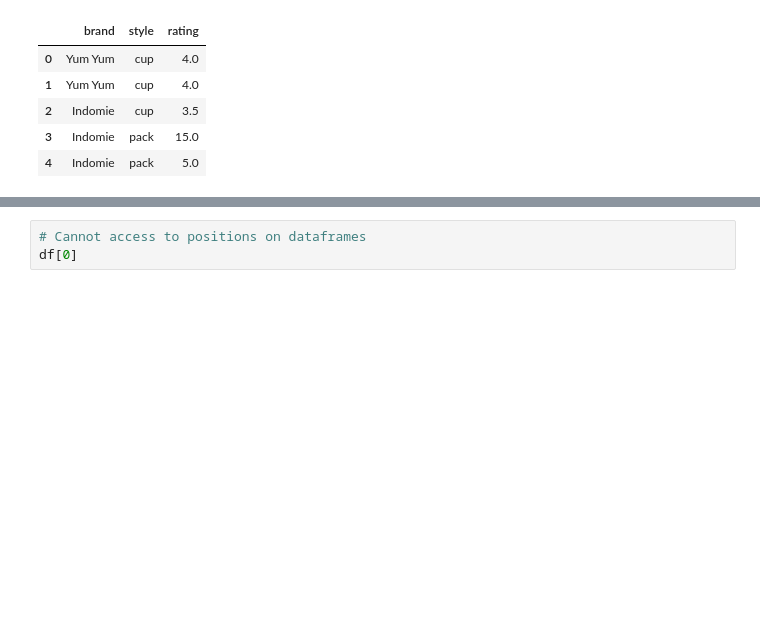
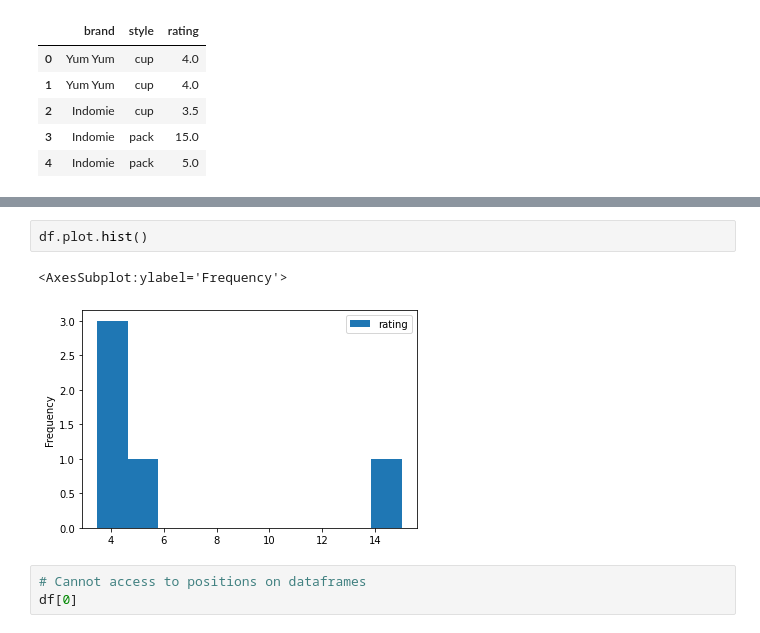
Before and after one commit to AndrewB4y/Coding_Practice, a Jupyter notebook: Python/Pandas/basics.ipynb, the cells around one changed output, grey strips where cells are left out. Saved outputs shown, nothing was run; the diff lists cells and outputs as text; blank space fills up the shorter version.

Commit message:
[Trainning/Histogram] Adding a testing code line for plotting a histogram from a dataframe

```diff
--- a/Python/Pandas/basics.ipynb
+++ b/Python/Pandas/basics.ipynb
@@ -44,3 +95,8 @@ print(type(df.rating))
+# %%
+df.plot.hist()
+# %% [output]
+<AxesSubplot:ylabel='Frequency'>
+[figure, added]
 # %%
 # Cannot access to positions on dataframes
 df[0]
```
Also changed, not shown: parts of 5 cells of this notebook.
